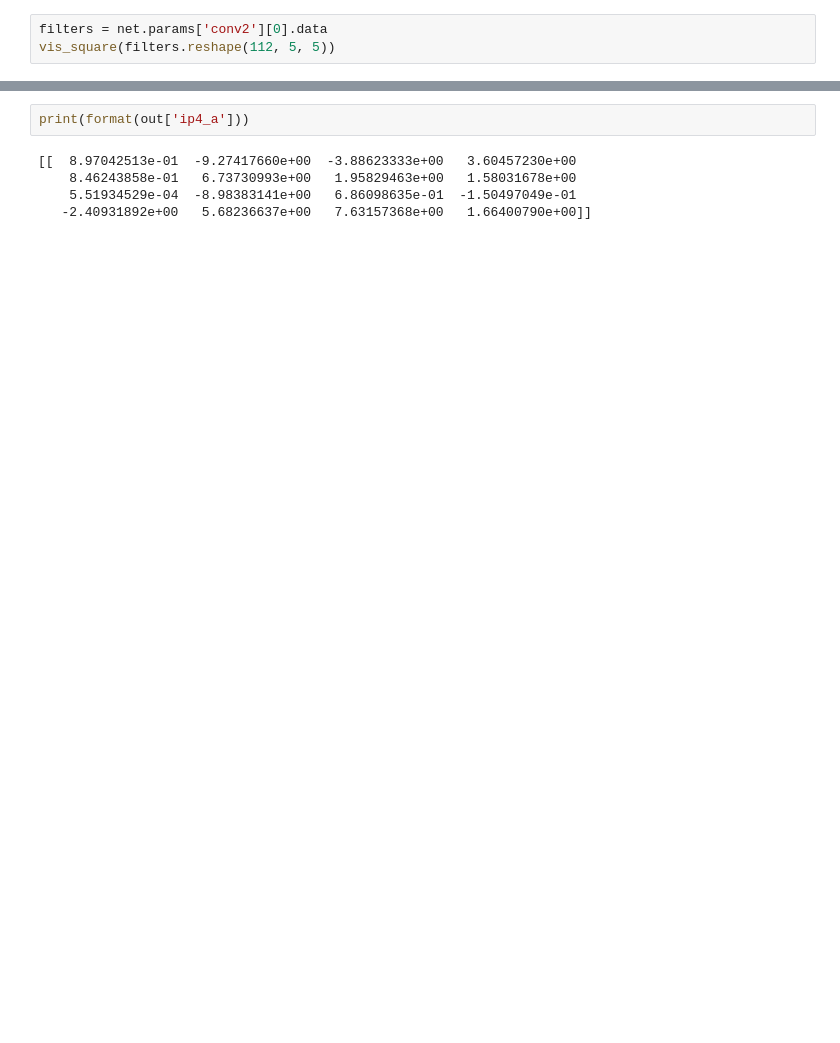
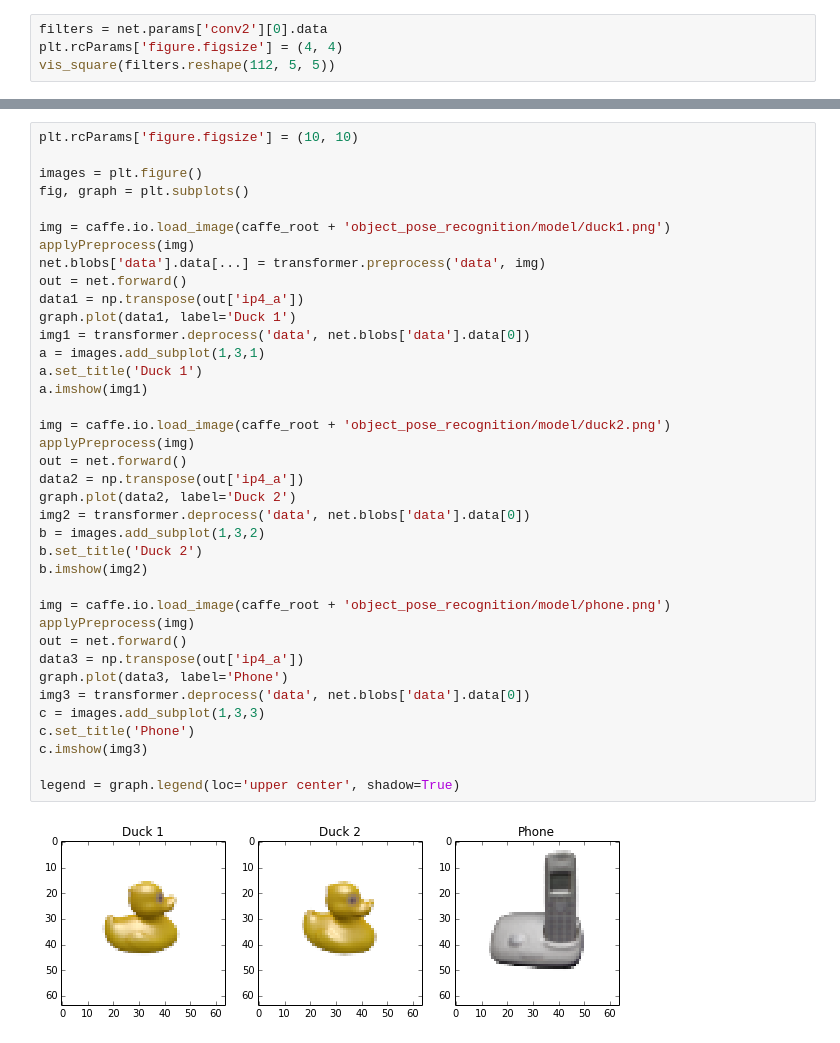
Before and after one commit to berkaytoku/object_pose_recognition, a Jupyter notebook: Notebook.ipynb, the cells around one changed output, grey strips where cells are left out. Drawn from its saved outputs; the diff is of its cells as text; blank space fills up the shorter version.

```diff
--- a/Notebook.ipynb
+++ b/Notebook.ipynb
@@ -90,4 +74,5 @@ vis_square(feat)
 # %%
 filters = net.params['conv2'][0].data
+plt.rcParams['figure.figsize'] = (4, 4)
 vis_square(filters.reshape(112, 5, 5))
 # %% [output]
@@ -100,7 +86,40 @@ vis_square(feat)
-# %%
-print(format(out['ip4_a']))
-# %% [output]
-[[  8.97042513e-01  -9.27417660e+00  -3.88623333e+00   3.60457230e+00
-    8.46243858e-01   6.73730993e+00   1.95829463e+00   1.58031678e+00
-    5.51934529e-04  -8.98383141e+00   6.86098635e-01  -1.50497049e-01
-   -2.40931892e+00   5.68236637e+00   7.63157368e+00   1.66400790e+00]]
+# %%
+plt.rcParams['figure.figsize'] = (10, 10)
+
+images = plt.figure()
+fig, graph = plt.subplots()
+
+img = caffe.io.load_image(caffe_root + 'object_pose_recognition/model/duck1.png')
+applyPreprocess(img)
+net.blobs['data'].data[...] = transformer.preprocess('data', img)
+out = net.forward()
+data1 = np.transpose(out['ip4_a'])
+graph.plot(data1, label='Duck 1')
+img1 = transformer.deprocess('data', net.blobs['data'].data[0])
+a = images.add_subplot(1,3,1)
+a.set_title('Duck 1')
+a.imshow(img1)
+
+img = caffe.io.load_image(caffe_root + 'object_pose_recognition/model/duck2.png')
+applyPreprocess(img)
+out = net.forward()
+data2 = np.transpose(out['ip4_a'])
+graph.plot(data2, label='Duck 2')
+img2 = transformer.deprocess('data', net.blobs['data'].data[0])
+b = images.add_subplot(1,3,2)
+b.set_title('Duck 2')
+b.imshow(img2)
+
+img = caffe.io.load_image(caffe_root + 'object_pose_recognition/model/phone.png')
+applyPreprocess(img)
+out = net.forward()
+data3 = np.transpose(out['ip4_a'])
+graph.plot(data3, label='Phone')
+img3 = transformer.deprocess('data', net.blobs['data'].data[0])
+c = images.add_subplot(1,3,3)
+c.set_title('Phone')
+c.imshow(img3)
+
+legend = graph.legend(loc='upper center', shadow=True)
+# %% [output]
+[figure, added]
```
Also changed, not shown: parts of 9 cells of this notebook.
